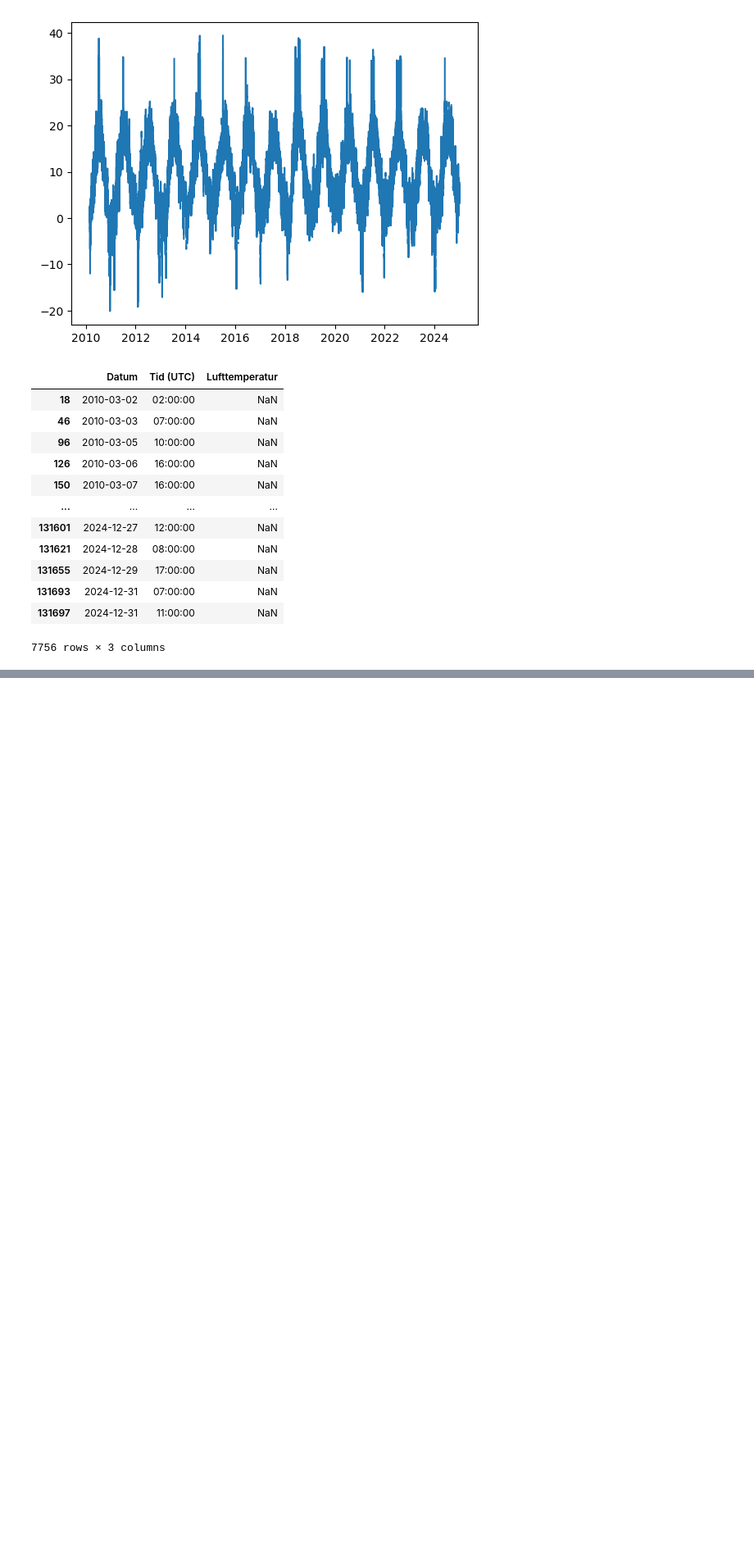
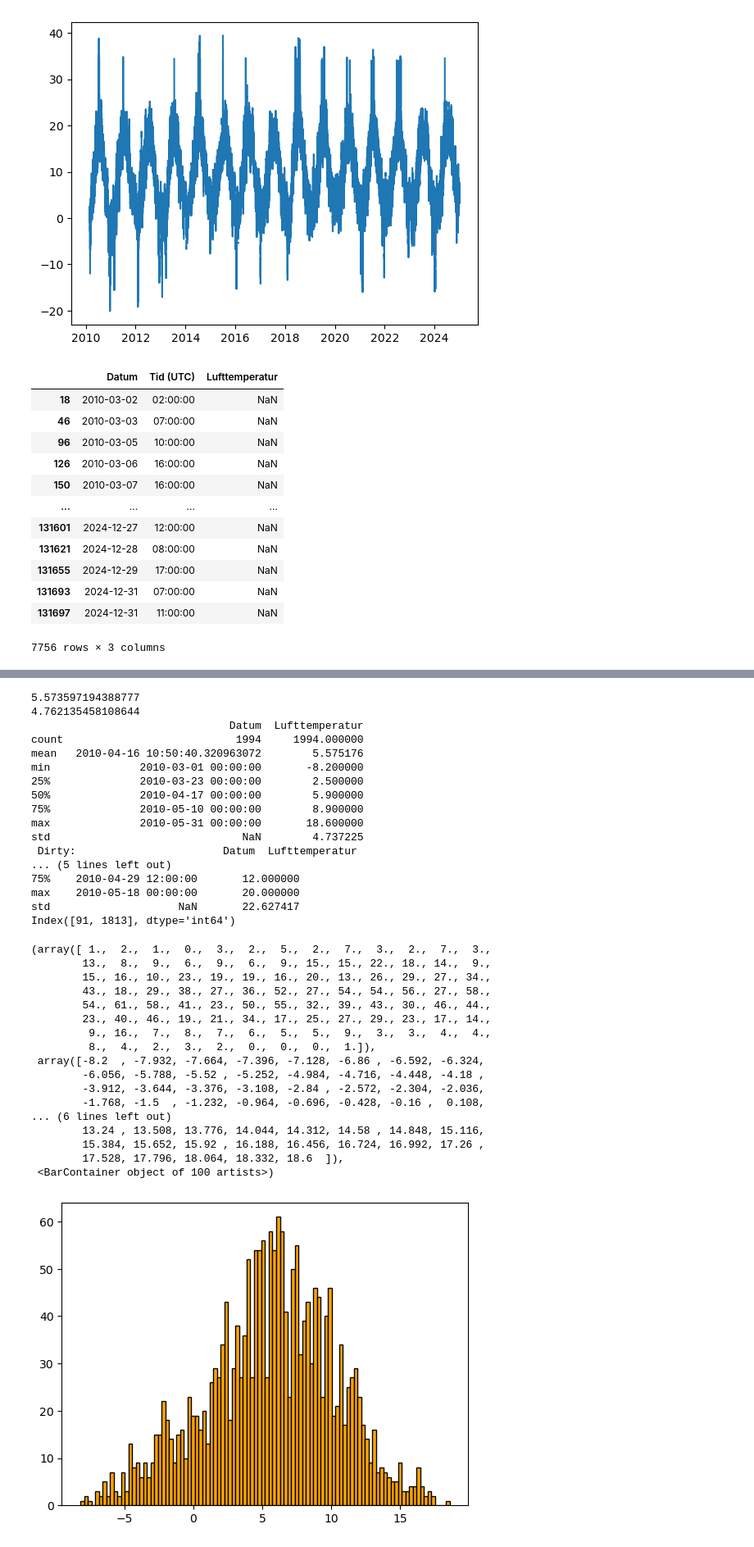
Before and after one commit to Maximilian-Carlback/Assignment-1, a Jupyter notebook: Assignment_1.ipynb, the cells around one changed output, grey strips where cells are left out. Shown at 82% size. Drawn from its saved outputs; the diff is of its cells as text; code cells hidden in the pictures; blank space fills up the shorter version.

```diff
--- a/Assignment_1.ipynb
+++ b/Assignment_1.ipynb
@@ -95,0 +106,54 @@ max         39.400000
+# %%
+#DETTA TAR BORT OUTLIERS PÅ 3-MÅN PERIOD. SKA BYTA UT
+
+monthlyMean = df_monthly["Lufttemperatur"].mean()
+stdMonthly = df_monthly["Lufttemperatur"].std()
+df_monthly_CLEAN = df_monthly[abs(df_monthly["Lufttemperatur"] - monthlyMean) < stdMonthly*3].copy()
+
+df_monthly_DIRTY = df_monthly[abs(df_monthly["Lufttemperatur"] - monthlyMean) > stdMonthly*3].copy()
+
+
+print(monthlyMean)
+print(stdMonthly)
+print(df_monthly_CLEAN.describe())
+
+print(" Dirty: ",df_monthly_DIRTY.describe())
+print(df_monthly_DIRTY.index)
+#mlp.hist(df_monthly_DIRTY["Lufttemperatur"], bins=100, color='orange', edgecolor='black')
+mlp.hist(df_monthly_CLEAN["Lufttemperatur"], bins=100, color='orange', edgecolor='black')
+# %% [output]
+5.573597194388777
+4.762135458108644
+                               Datum  Lufttemperatur
+count                           1994     1994.000000
+mean   2010-04-16 10:50:40.320963072        5.575176
+min              2010-03-01 00:00:00       -8.200000
+25%              2010-03-23 00:00:00        2.500000
+50%              2010-04-17 00:00:00        5.900000
+75%              2010-05-10 00:00:00        8.900000
+max              2010-05-31 00:00:00       18.600000
+std                              NaN        4.737225
+ Dirty:                       Datum  Lufttemperatur
+... (5 lines left out)
+75%    2010-04-29 12:00:00       12.000000
+max    2010-05-18 00:00:00       20.000000
+std                    NaN       22.627417
+Index([91, 1813], dtype='int64')
+(array([ 1.,  2.,  1.,  0.,  3.,  2.,  5.,  2.,  7.,  3.,  2.,  7.,  3.,
+        13.,  8.,  9.,  6.,  9.,  6.,  9., 15., 15., 22., 18., 14.,  9.,
+        15., 16., 10., 23., 19., 19., 16., 20., 13., 26., 29., 27., 34.,
+        43., 18., 29., 38., 27., 36., 52., 27., 54., 54., 56., 27., 58.,
+        54., 61., 58., 41., 23., 50., 55., 32., 39., 43., 30., 46., 44.,
+        23., 40., 46., 19., 21., 34., 17., 25., 27., 29., 23., 17., 14.,
+         9., 16.,  7.,  8.,  7.,  6.,  5.,  5.,  9.,  3.,  3.,  4.,  4.,
+         8.,  4.,  2.,  3.,  2.,  0.,  0.,  0.,  1.]),
+ array([-8.2  , -7.932, -7.664, -7.396, -7.128, -6.86 , -6.592, -6.324,
+        -6.056, -5.788, -5.52 , -5.252, -4.984, -4.716, -4.448, -4.18 ,
+        -3.912, -3.644, -3.376, -3.108, -2.84 , -2.572, -2.304, -2.036,
+        -1.768, -1.5  , -1.232, -0.964, -0.696, -0.428, -0.16 ,  0.108,
+... (6 lines left out)
+        13.24 , 13.508, 13.776, 14.044, 14.312, 14.58 , 14.848, 15.116,
+        15.384, 15.652, 15.92 , 16.188, 16.456, 16.724, 16.992, 17.26 ,
+        17.528, 17.796, 18.064, 18.332, 18.6  ]),
+ <BarContainer object of 100 artists>)
+[figure, added]
```
Also changed, not shown: parts of 3 cells of this notebook.
